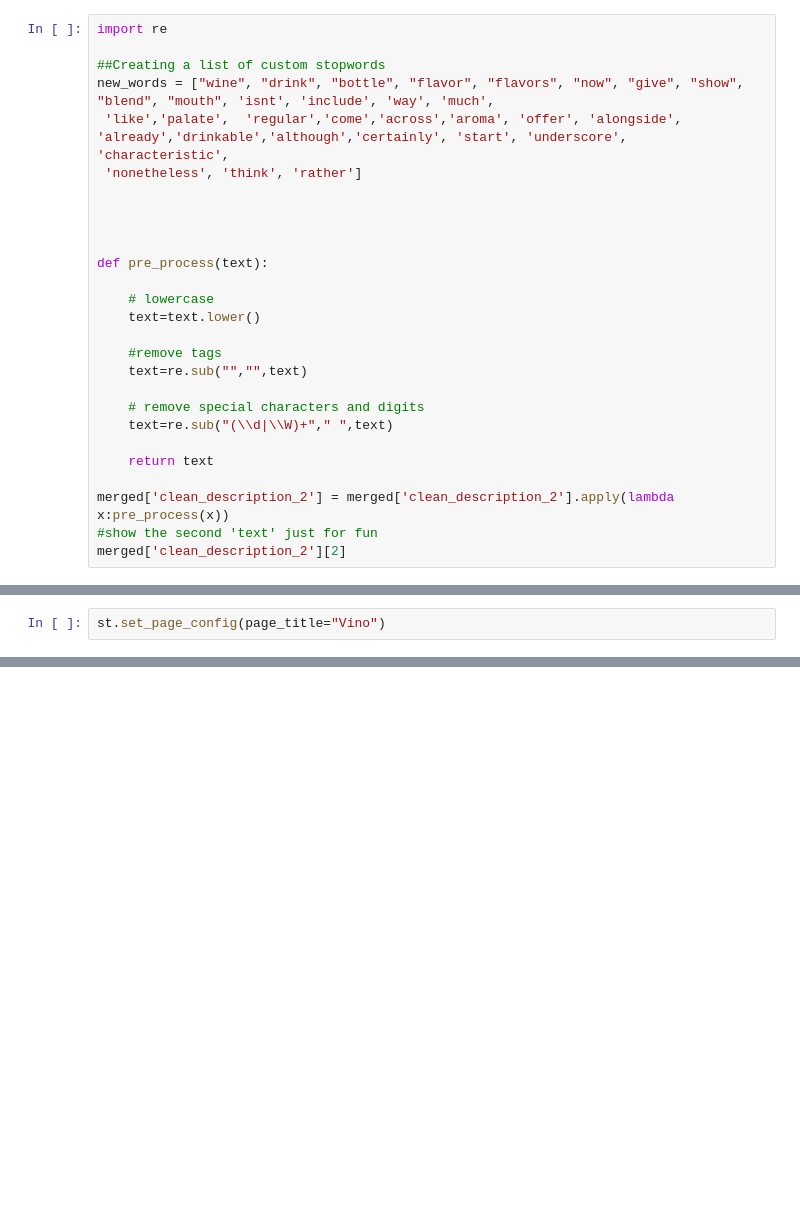
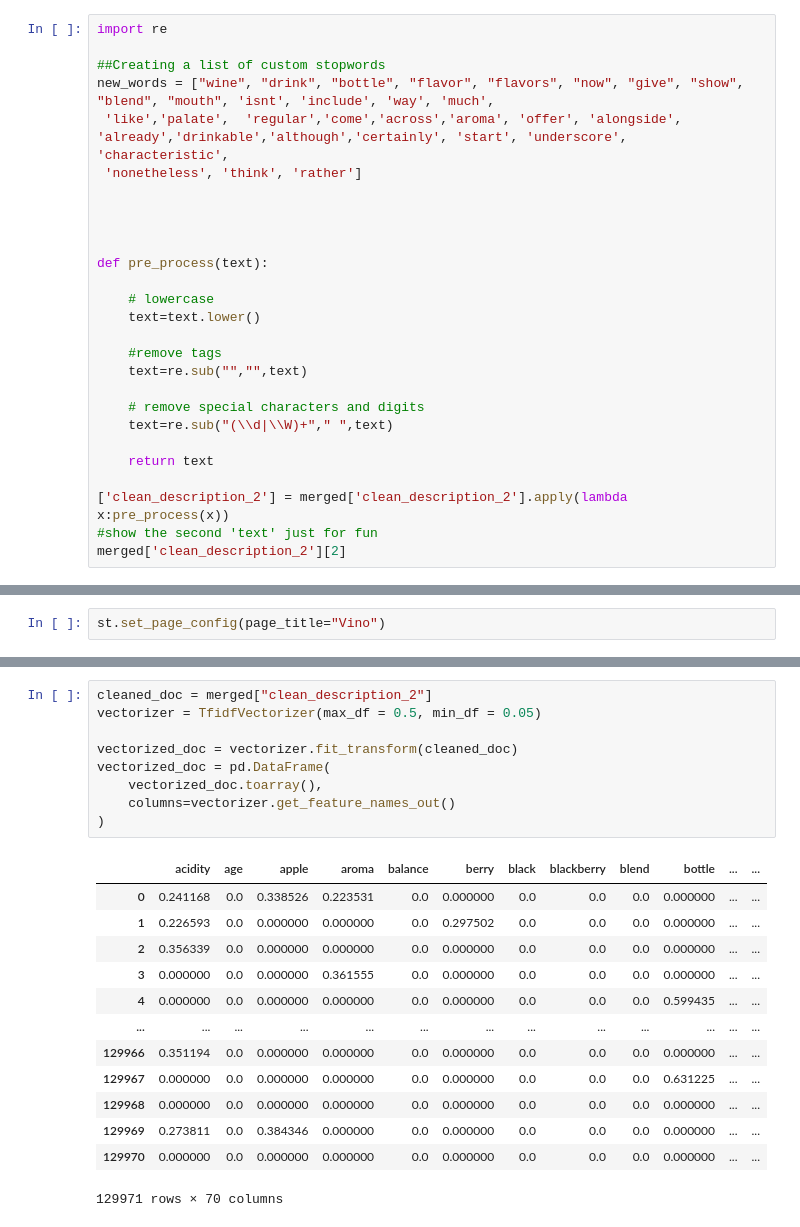
Before and after one commit to AugMoura/vino, a Jupyter notebook: notebooks/vino_amanda.ipynb, the cells around one changed output, grey strips where cells are left out. Cells and saved outputs as stored; diff of their text form; blank space fills up the shorter version.

```diff
--- a/notebooks/vino_amanda.ipynb
+++ b/notebooks/vino_amanda.ipynb
@@ -488,7 +486,7 @@ def pre_process(text):
 
     return text
 
-merged['clean_description_2'] = merged['clean_description_2'].apply(lambda x:pre_process(x))
+['clean_description_2'] = merged['clean_description_2'].apply(lambda x:pre_process(x))
 #show the second 'text' just for fun
 merged['clean_description_2'][2]
 # %% [output]
@@ -654,0 +691,23 @@ unknown
+# %%
+cleaned_doc = merged["clean_description_2"]
+vectorizer = TfidfVectorizer(max_df = 0.5, min_df = 0.05)
+
+vectorized_doc = vectorizer.fit_transform(cleaned_doc)
+vectorized_doc = pd.DataFrame(
+    vectorized_doc.toarray(),
+    columns=vectorizer.get_feature_names_out()
+)
+# %% [output]
+|  | acidity | age | apple | aroma | balance | berry | black | blackberry | blend | bottle | ... | ... |
+| 0 | 0.241168 | 0.0 | 0.338526 | 0.223531 | 0.0 | 0.000000 | 0.0 | 0.0 | 0.0 | 0.000000 | ... | ... |
+| 1 | 0.226593 | 0.0 | 0.000000 | 0.000000 | 0.0 | 0.297502 | 0.0 | 0.0 | 0.0 | 0.000000 | ... | ... |
+| 2 | 0.356339 | 0.0 | 0.000000 | 0.000000 | 0.0 | 0.000000 | 0.0 | 0.0 | 0.0 | 0.000000 | ... | ... |
+| 3 | 0.000000 | 0.0 | 0.000000 | 0.361555 | 0.0 | 0.000000 | 0.0 | 0.0 | 0.0 | 0.000000 | ... | ... |
+| 4 | 0.000000 | 0.0 | 0.000000 | 0.000000 | 0.0 | 0.000000 | 0.0 | 0.0 | 0.0 | 0.599435 | ... | ... |
+| ... | ... | ... | ... | ... | ... | ... | ... | ... | ... | ... | ... | ... |
+| 129966 | 0.351194 | 0.0 | 0.000000 | 0.000000 | 0.0 | 0.000000 | 0.0 | 0.0 | 0.0 | 0.000000 | ... | ... |
+| 129967 | 0.000000 | 0.0 | 0.000000 | 0.000000 | 0.0 | 0.000000 | 0.0 | 0.0 | 0.0 | 0.631225 | ... | ... |
+| 129968 | 0.000000 | 0.0 | 0.000000 | 0.000000 | 0.0 | 0.000000 | 0.0 | 0.0 | 0.0 | 0.000000 | ... | ... |
+| 129969 | 0.273811 | 0.0 | 0.384346 | 0.000000 | 0.0 | 0.000000 | 0.0 | 0.0 | 0.0 | 0.000000 | ... | ... |
+| 129970 | 0.000000 | 0.0 | 0.000000 | 0.000000 | 0.0 | 0.000000 | 0.0 | 0.0 | 0.0 | 0.000000 | ... | ... |
+129971 rows × 70 columns
```
Also changed, not shown: parts of 18 cells of this notebook.
